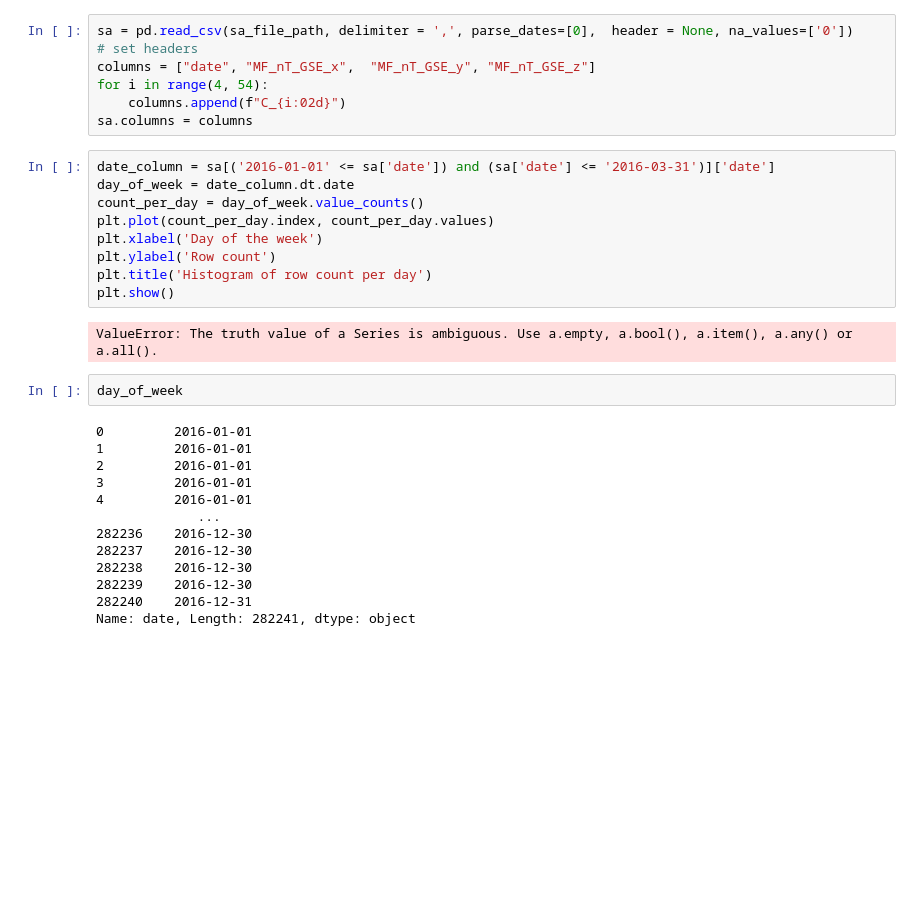
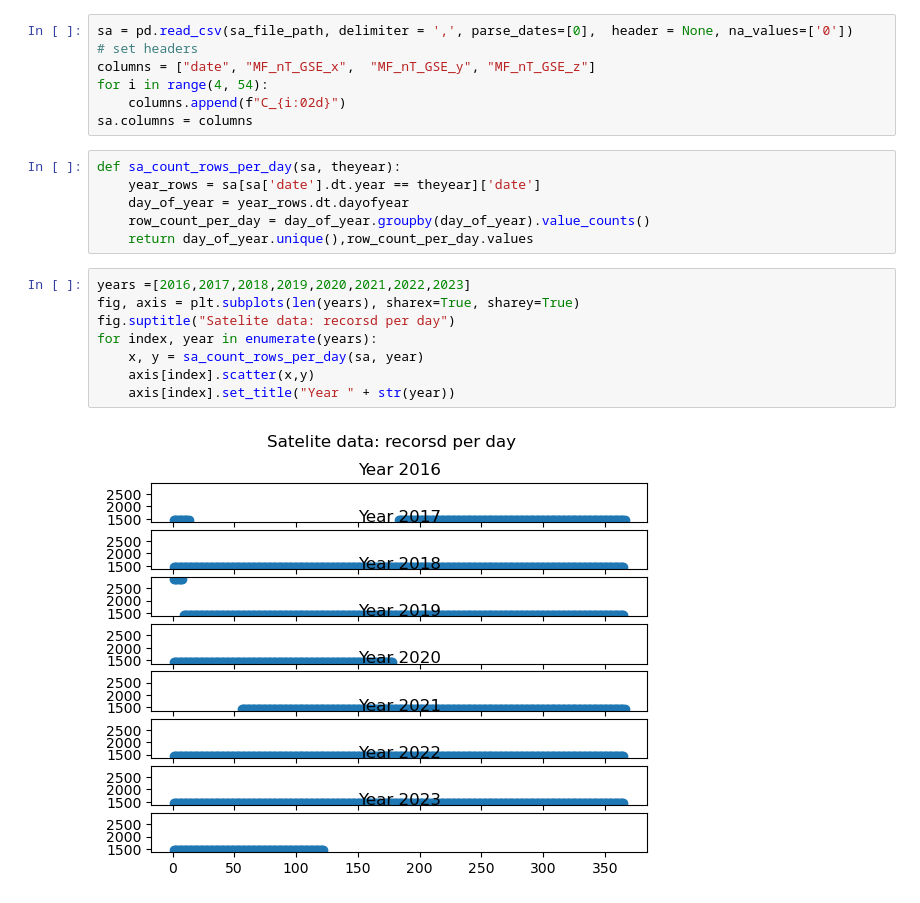
Before and after one commit to luismiguelcasadodiaz/Datanauts_ML, a Jupyter notebook: src/preprocess/plot_count_sat_record.ipynb, the cells around one changed output. Saved outputs shown, nothing was run; the diff lists cells and outputs as text; blank space fills up the shorter version.

Commit message:
satelite records per day count plot

```diff
--- a/src/preprocess/plot_count_sat_record.ipynb
+++ b/src/preprocess/plot_count_sat_record.ipynb
@@ -20,28 +20,18 @@ for i in range(4, 54):
 	columns.append(f"C_{i:02d}")
 sa.columns = columns
 # %%
-date_column = sa[('2016-01-01' <= sa['date']) and (sa['date'] <= '2016-03-31')]['date']
-day_of_week = date_column.dt.date
-count_per_day = day_of_week.value_counts()
-plt.plot(count_per_day.index, count_per_day.values)
-plt.xlabel('Day of the week')
-plt.ylabel('Row count')
-plt.title('Histogram of row count per day')
-plt.show()
+def sa_count_rows_per_day(sa, theyear):
+    year_rows = sa[sa['date'].dt.year == theyear]['date']
+    day_of_year = year_rows.dt.dayofyear
+    row_count_per_day = day_of_year.groupby(day_of_year).value_counts()
+    return day_of_year.unique(),row_count_per_day.values
-# %% [output]
-ValueError: The truth value of a Series is ambiguous. Use a.empty, a.bool(), a.item(), a.any() or a.all().
-# %%
-day_of_week
-# %% [output]
-0         2016-01-01
-1         2016-01-01
-2         2016-01-01
-3         2016-01-01
-4         2016-01-01
-             ...
-282236    2016-12-30
-282237    2016-12-30
-282238    2016-12-30
-282239    2016-12-30
-282240    2016-12-31
-Name: date, Length: 282241, dtype: object
+# %%
+years =[2016,2017,2018,2019,2020,2021,2022,2023]
+fig, axis = plt.subplots(len(years), sharex=True, sharey=True)
+fig.suptitle("Satelite data: recorsd per day")
+for index, year in enumerate(years):
+    x, y = sa_count_rows_per_day(sa, year)
+    axis[index].scatter(x,y)
+    axis[index].set_title("Year " + str(year))
+# %% [output]
+[figure, added]
```
